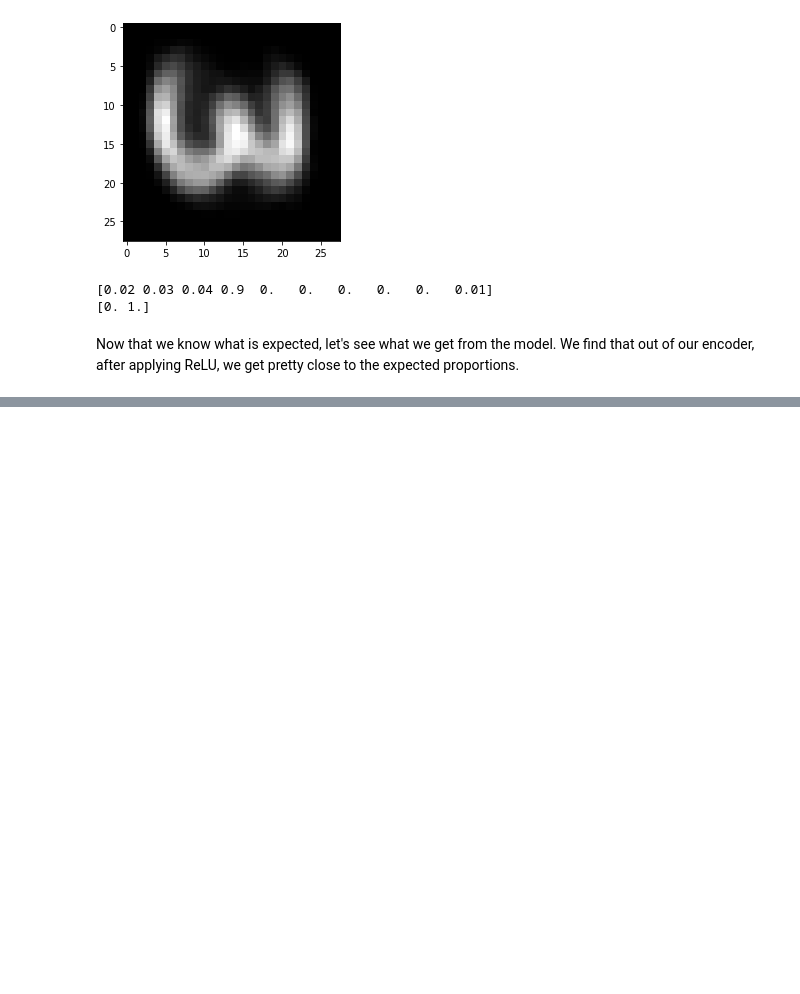
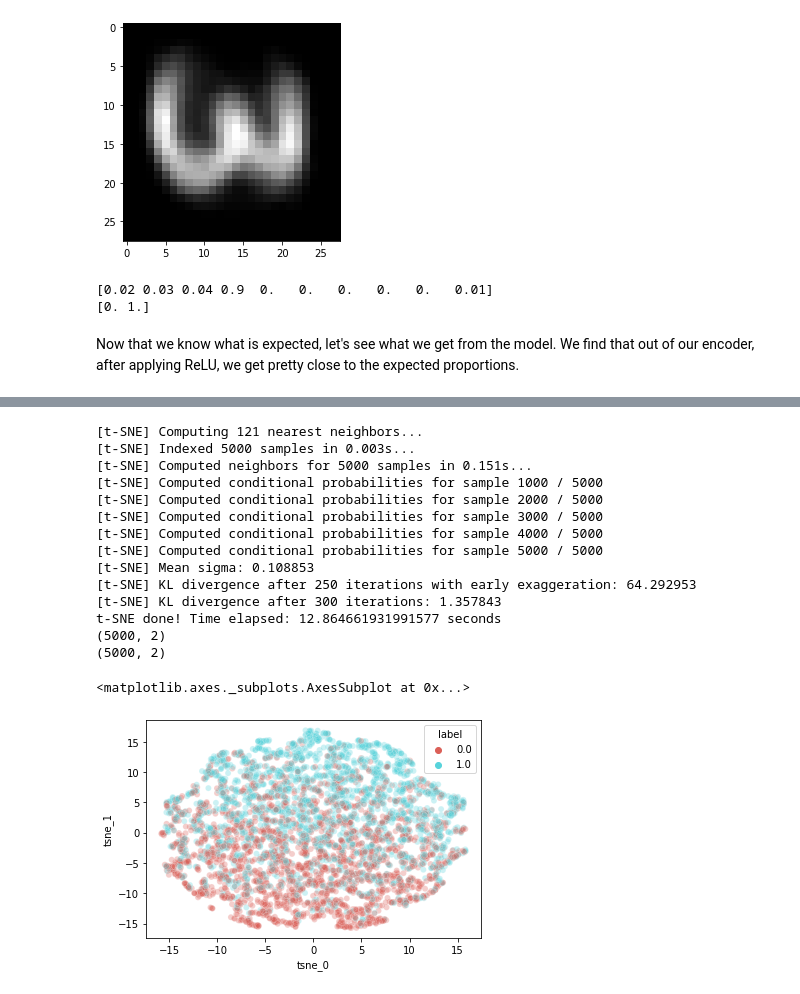
Before and after one commit to suraj-adewale/sc_bulk_ood, a Jupyter notebook: experiments/DIVA_stacked_mnist.ipynb, the cells around one changed output, grey strips where cells are left out. Drawn from its saved outputs; the diff is of its cells as text; code cells hidden in the pictures; blank space fills up the shorter version.

```diff
--- a/experiments/DIVA_stacked_mnist.ipynb
+++ b/experiments/DIVA_stacked_mnist.ipynb
@@ -712 +664,46 @@ expected MNIST proportions: [0. 1.]
+# %%
+# plot rotation
+z_test = z_rot
+encodings= np.asarray(z_test)
+encodings = encodings.reshape(X_full_test.shape[0], n_label)
+tsne_idx = np.random.choice(encodings.shape[0], size=5000, replace=False)
+
+
+time_start = time.time()
+tsne = TSNE(n_components=2, verbose=1, perplexity=40, n_iter=300)
+tsne_results = tsne.fit_transform(encodings[tsne_idx,:])
+print('t-SNE done! Time elapsed: {} seconds'.format(time.time()-time_start))
+
+
+plot_df = pd.DataFrame(tsne_results[:,0:2])
+print(tsne_results.shape)
+print(plot_df.shape)
+plot_df.columns = ['tsne_0', 'tsne_1']
+plot_df['label'] = Label_test[tsne_idx]
+
+sns.scatterplot(
+    x="tsne_0", y="tsne_1",
+    data=plot_df,
+    hue="label",
+    palette=sns.color_palette("hls", 2),
+    legend="full",
+    alpha=0.3
+)
+# %% [output]
+[t-SNE] Computing 121 nearest neighbors...
+[t-SNE] Indexed 5000 samples in 0.003s...
+[t-SNE] Computed neighbors for 5000 samples in 0.151s...
+[t-SNE] Computed conditional probabilities for sample 1000 / 5000
+[t-SNE] Computed conditional probabilities for sample 2000 / 5000
+[t-SNE] Computed conditional probabilities for sample 3000 / 5000
+[t-SNE] Computed conditional probabilities for sample 4000 / 5000
+[t-SNE] Computed conditional probabilities for sample 5000 / 5000
+[t-SNE] Mean sigma: 0.108853
+[t-SNE] KL divergence after 250 iterations with early exaggeration: 64.292953
+[t-SNE] KL divergence after 300 iterations: 1.357843
+t-SNE done! Time elapsed: 12.864661931991577 seconds
+(5000, 2)
+(5000, 2)
+<matplotlib.axes._subplots.AxesSubplot at 0x...>
+[figure, added]
 # %%
```
Also changed, not shown: parts of 34 cells of this notebook.
